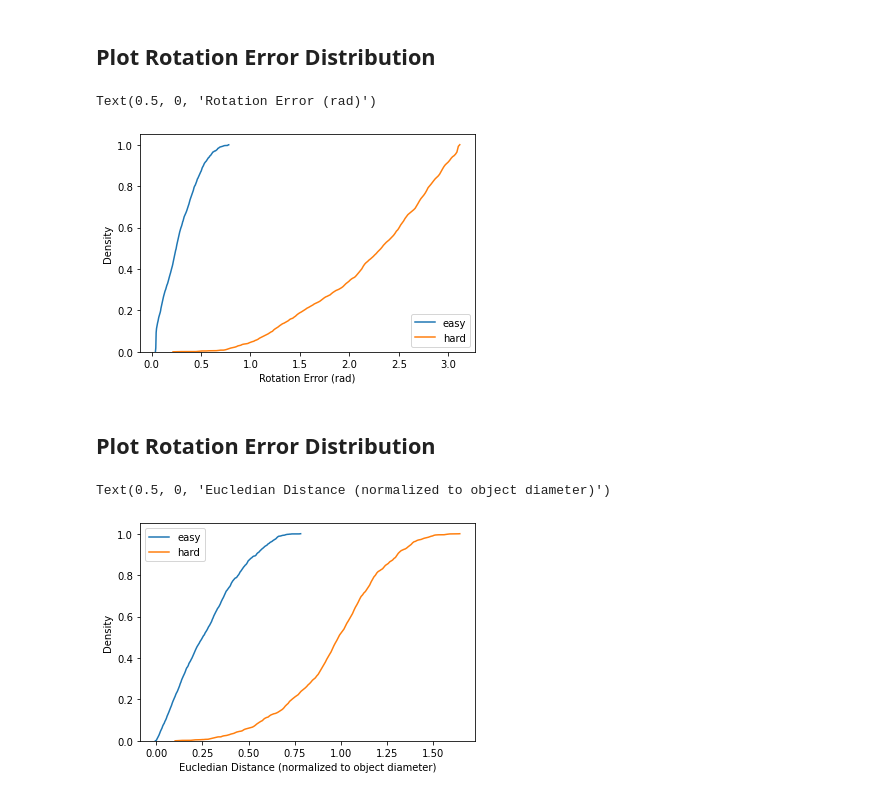
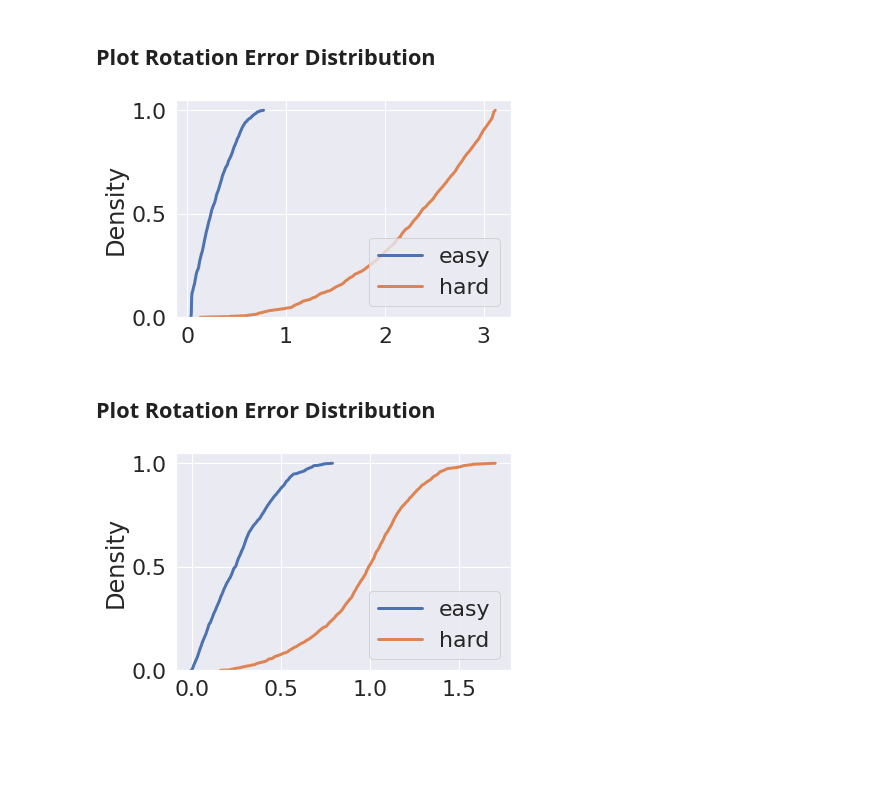
Before and after one commit to MIT-SPARK/C-3PO, a Jupyter notebook: results/data_analysis/data_analysis.ipynb, the cells around one changed output. Saved outputs shown, nothing was run; the diff lists cells and outputs as text; code cells hidden in the pictures; blank space fills up the shorter version.

```diff
--- a/results/data_analysis/data_analysis.ipynb
+++ b/results/data_analysis/data_analysis.ipynb
@@ -4,3 +4,4 @@ import seaborn as sns
 import matplotlib.pyplot as plt
 
 import data_analysis
+sns.set(font_scale=2)
@@ -18,16 +15,22 @@ Analyzing hard
 # %% [markdown]
 ## Plot Rotation Error Distribution
 # %%
-sns.kdeplot(rerr, bw_adjust=0.04, cumulative=True, common_norm=False)
+sns_plot = sns.kdeplot(rerr, bw_adjust=0.04, cumulative=True, common_norm=False, linewidth=3.0)
 plt.xlabel('Rotation Error (rad)')
+sns.move_legend(sns_plot, "lower right")
+# plt.setp(sns_plot.get_legend().get_texts(), fontsize='15')
+fig = sns_plot.get_figure()
+fig.savefig("rerr.png")
 # %% [output]
-Text(0.5, 0, 'Rotation Error (rad)')
-[figure, old version]
+[figure, new version]
 # %% [markdown]
 ## Plot Rotation Error Distribution
 # %%
-sns.kdeplot(terr, bw_adjust=0.04, cumulative=True, common_norm=False)
+sns_plot = sns.kdeplot(terr, bw_adjust=0.04, cumulative=True, common_norm=False, linewidth=3.0)
 plt.xlabel('Eucledian Distance (normalized to object diameter)')
+sns.move_legend(sns_plot, "lower right")
+# plt.setp(sns_plot.get_legend().get_texts(), fontsize='15')
+fig = sns_plot.get_figure()
+fig.savefig("terr.png")
 # %% [output]
-Text(0.5, 0, 'Eucledian Distance (normalized to object diameter)')
-[figure, old version]
+[figure, new version]
```
Also changed, not shown: parts of 1 cell of this notebook, 1 other file.
